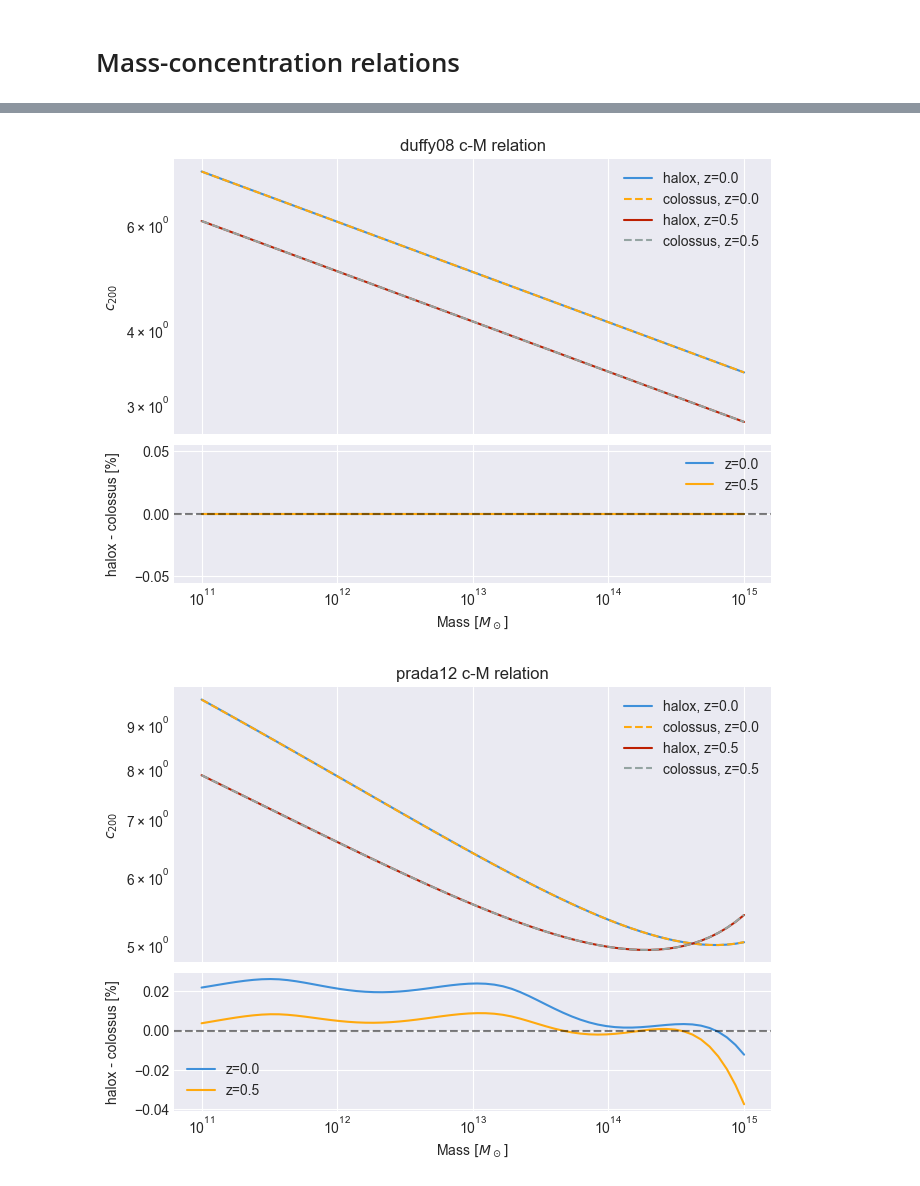
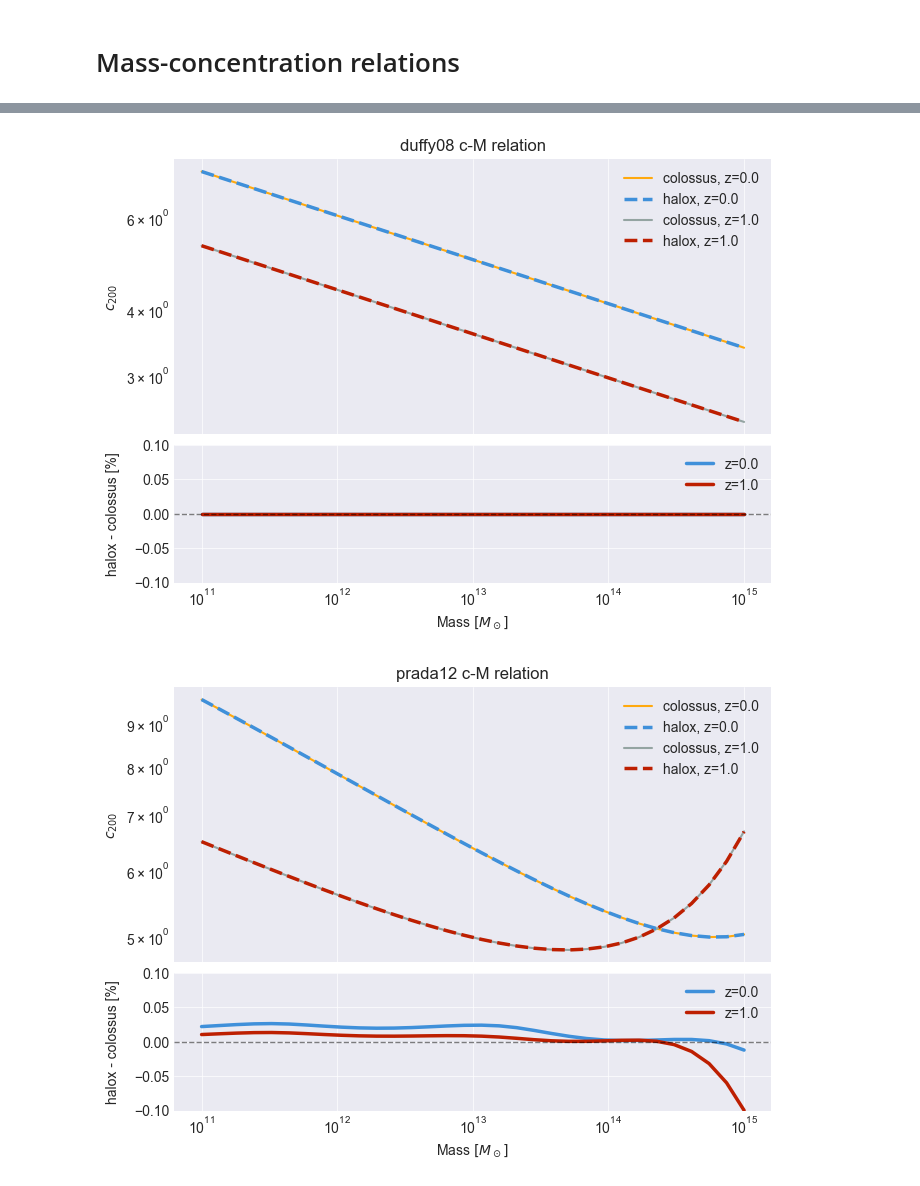
Before and after one commit to fkeruzore/halox, a Jupyter notebook: notebooks/halox_vs_colossus.ipynb, the cells around one changed output, grey strips where cells are left out. Saved outputs shown, nothing was run; the diff lists cells and outputs as text; code cells hidden in the pictures.

Commit message:
style tweaks to halox_vs_colossus notebook

```diff
--- a/notebooks/halox_vs_colossus.ipynb
+++ b/notebooks/halox_vs_colossus.ipynb
@@ -999,9 +999,9 @@ from colossus.halo import mass_defs
 
 from halox.cm import duffy08, prada12, klypin11, child18all, child18relaxed
 
-mray = jnp.logspace(11, 15, 64)
+mray = jnp.logspace(11, 15, 32)
 
-zray = jnp.array([0.0, 0.5])
+zray = jnp.array([0.0, 1.0])
 
 
 cduffy_col = np.zeros((len(zray), len(mray)))
@@ -1094,12 +1094,12 @@ ax_main.legend()
 ratio_z0 = (cklypin / cklypin_col - 1.0) * 100  # Convert to %
 
 ax_ratio.semilogx(mray, ratio_z0, label="$z=0$", **style_kw[-3])
-ax_ratio.semilogx(mray, ratio_z1, label="$z=0.5$", **style_kw[-2])
+# ax_ratio.semilogx(mray, ratio_z1, label="$z=0.5$", **style_kw[-2])
 
 ax_ratio.axhline(0.0, color="k", linestyle="--", alpha=0.5)
 ax_ratio.set_xlabel(r"Mass $[M_\odot]$")
 ax_ratio.set_ylabel("halox - colossus [%]")
-ax_ratio.set_ylim(-0.1, 0.1)
+ax_ratio.set_ylim(-0.5, 0.5)
 ax_ratio.legend()
 
 # Align y-axis labels
@@ -1109,31 +1109,32 @@ fig.align_labels([ax_main, ax_ratio])
 # %%
 for name in halox_models.keys():
     fig, ax_main, ax_ratio = create_comparison_plot()
 
     halox_vals = halox_models[name]
     col_vals = colossus_models[name]
 
     for i, z in enumerate(zray):
         # Main panel
-        ax_main.loglog(mray, halox_vals[i], label=f"halox, z={z}")
         ax_main.loglog(
-            mray, col_vals[i], linestyle="--", label=f"colossus, z={z}"
+            mray, col_vals[i], label=f"colossus, z={z}",  **style_kw[2*i]
         )
+        ax_main.loglog(mray, halox_vals[i], label=f"halox, z={z}", **style_kw[2*i+1])
 
         # Ratio panel
         ratio = (halox_vals[i] / col_vals[i] - 1.0) * 100
-        ax_ratio.semilogx(mray, ratio, label=f"z={z}")
+        ax_ratio.semilogx(mray, ratio, label=f"z={z}", **style_kw[-3 + i])
 
     ax_main.set_ylabel(r"$c_{200}$")
     ax_main.set_title(f"{name} c-M relation")
     ax_main.legend()
 
     ax_ratio.axhline(0.0, color="k", linestyle="--", alpha=0.5)
     ax_ratio.set_xlabel(r"Mass $[M_\odot]$")
     ax_ratio.set_ylabel("halox - colossus [%]")
+    ax_ratio.set_ylim(-0.1, 0.1)
     ax_ratio.legend()
 
     fig.align_labels([ax_main, ax_ratio])
 # %% [output]
-[figure, old version]
+[figure, new version]
-[figure, old version]
+[figure, new version]
```
Also changed, not shown: parts of 7 cells of this notebook.
